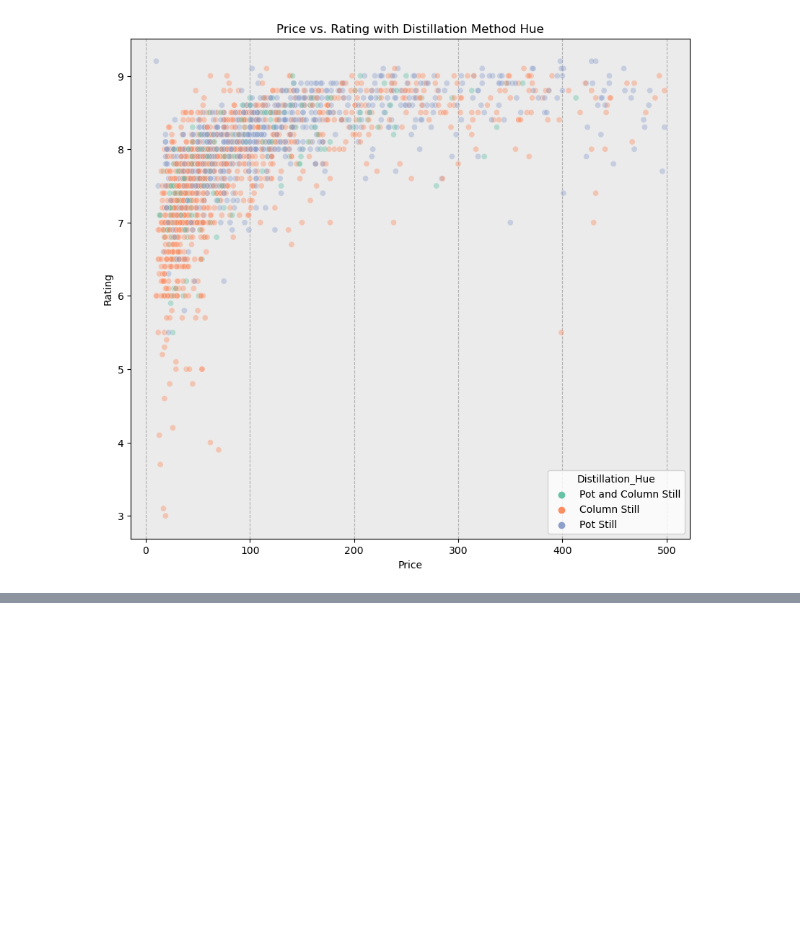
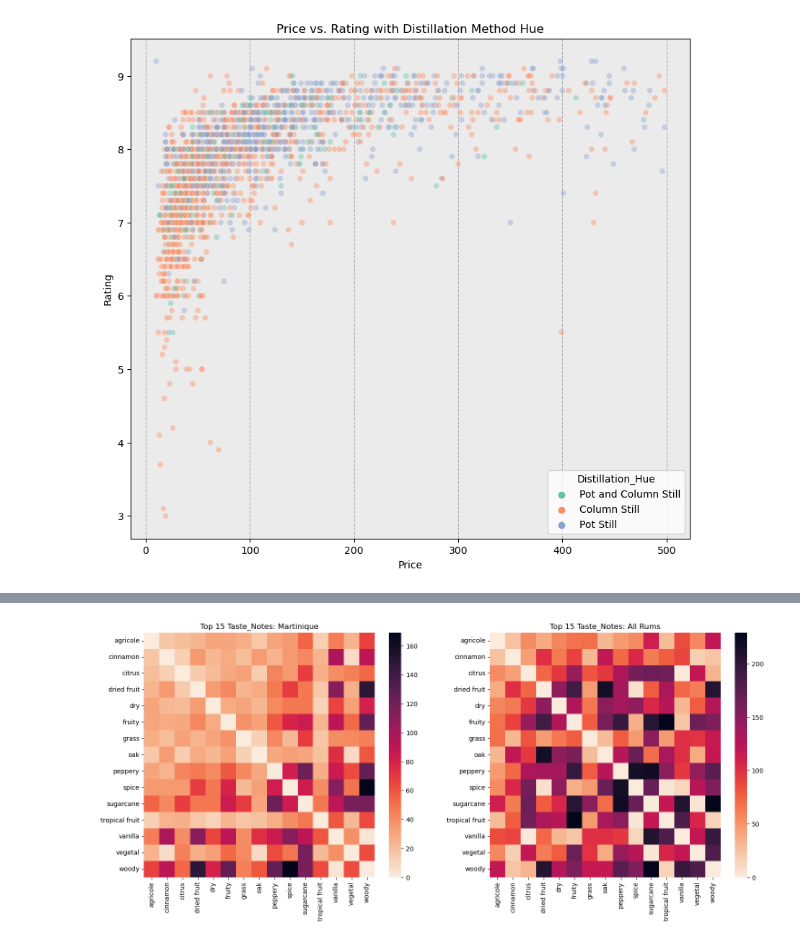
Before and after one commit to aha1994/Running-a-Rum-Regression, a Jupyter notebook: Visualizations.ipynb, the cells around one changed output, grey strips where cells are left out. Cells and saved outputs as stored; diff of their text form; code cells hidden in the pictures; blank space fills up the shorter version.

```diff
--- a/Visualizations.ipynb
+++ b/Visualizations.ipynb
@@ -383,0 +447,4 @@ plt.show()
+# %%
+heatMap(country='martinique', attr_='Taste_Notes', number_notes=15)
+# %% [output]
+[figure, added]
```
Also changed, not shown: parts of 7 cells of this notebook.
